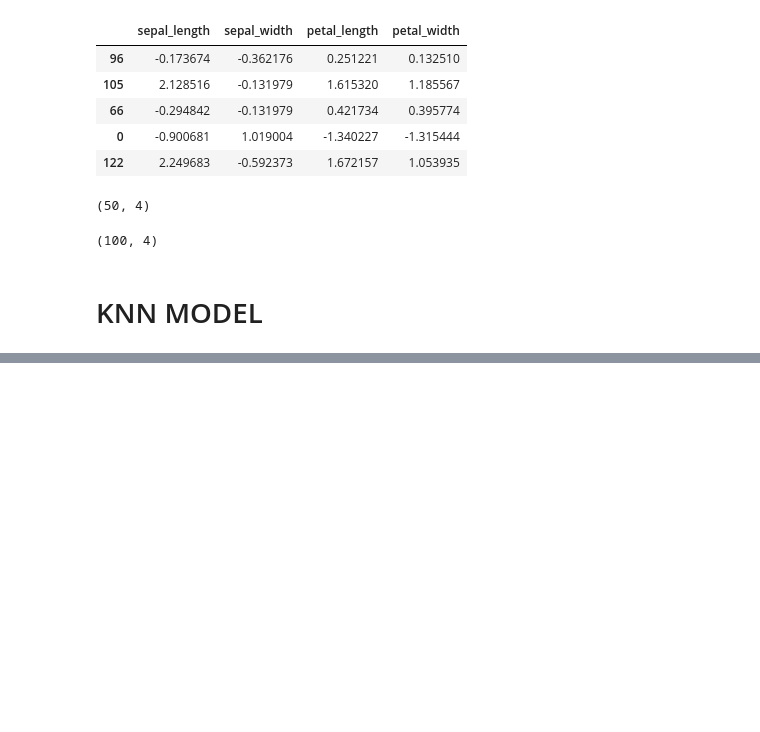
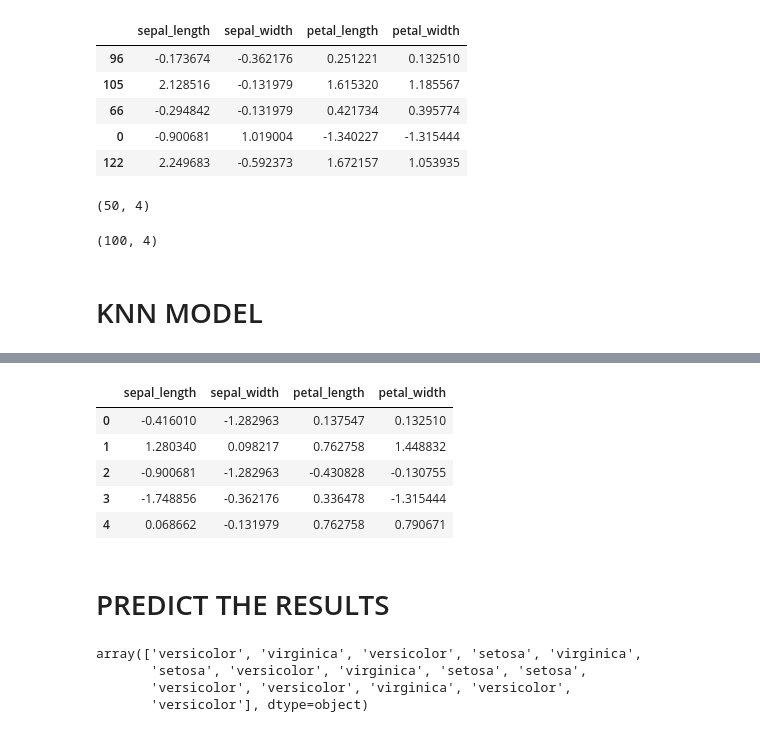
Before and after one commit to SameerBhor/VSCode-thu_fri, a Jupyter notebook: KNN/KNNclassification.ipynb, the cells around one changed output, grey strips where cells are left out. Cells and saved outputs as stored; diff of their text form; code cells hidden in the pictures; blank space fills up the shorter version.

```diff
--- a/KNN/KNNclassification.ipynb
+++ b/KNN/KNNclassification.ipynb
@@ -127,0 +236,3 @@ xtrain.shape
+# %%
+xnew_pre = num_pipe.transform(xnew)
+xnew_pre
@@ -127,0 +255,20 @@ xtrain.shape
+# %%
+xnew_pre = pd.DataFrame(xnew_pre,columns=cols)
+xnew_pre.head()
+# %% [output]
+|  | sepal_length | sepal_width | petal_length | petal_width |
+| 0 | -0.416010 | -1.282963 | 0.137547 | 0.132510 |
+| 1 | 1.280340 | 0.098217 | 0.762758 | 1.448832 |
+| 2 | -0.900681 | -1.282963 | -0.430828 | -0.130755 |
+| 3 | -1.748856 | -0.362176 | 0.336478 | -1.315444 |
+| 4 | 0.068662 | -0.131979 | 0.762758 | 0.790671 |
+# %% [markdown]
+#  PREDICT THE RESULTS
+# %%
+preds = best_knn.predict(xnew_pre)
+preds
+# %% [output]
+array(['versicolor', 'virginica', 'versicolor', 'setosa', 'virginica',
+       'setosa', 'versicolor', 'virginica', 'setosa', 'setosa',
+       'versicolor', 'versicolor', 'virginica', 'versicolor',
+       'versicolor'], dtype=object)
```
Also changed, not shown: parts of 32 cells of this notebook.
